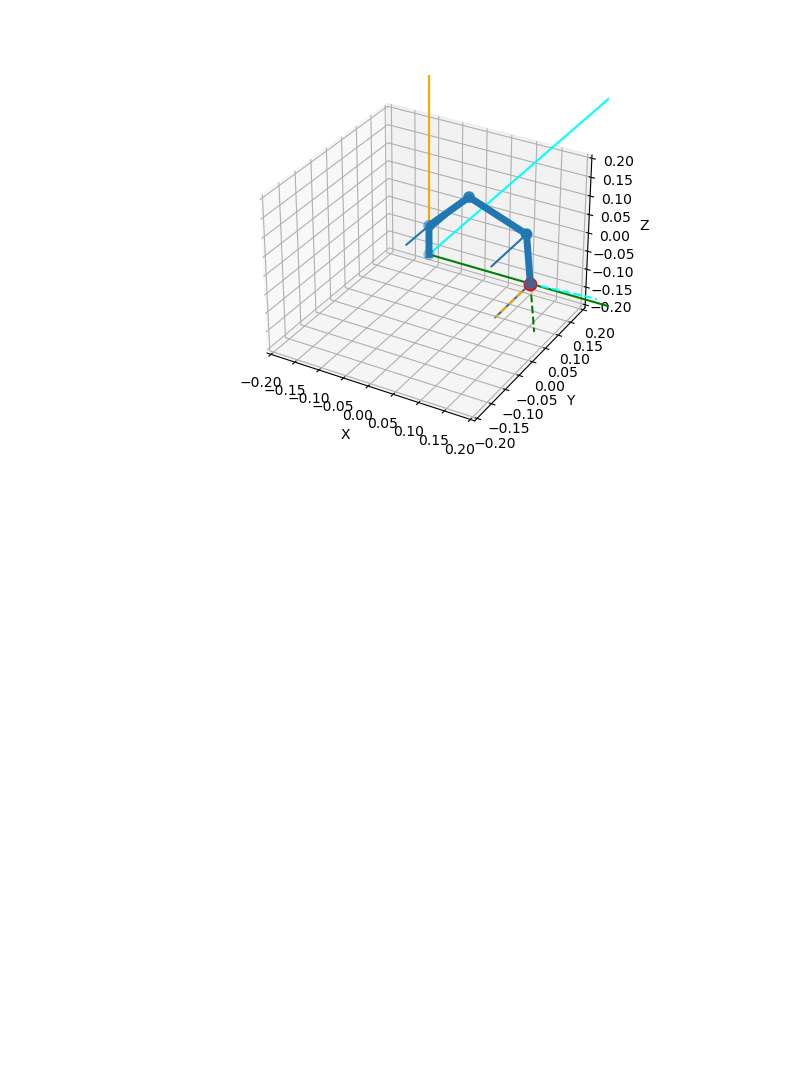
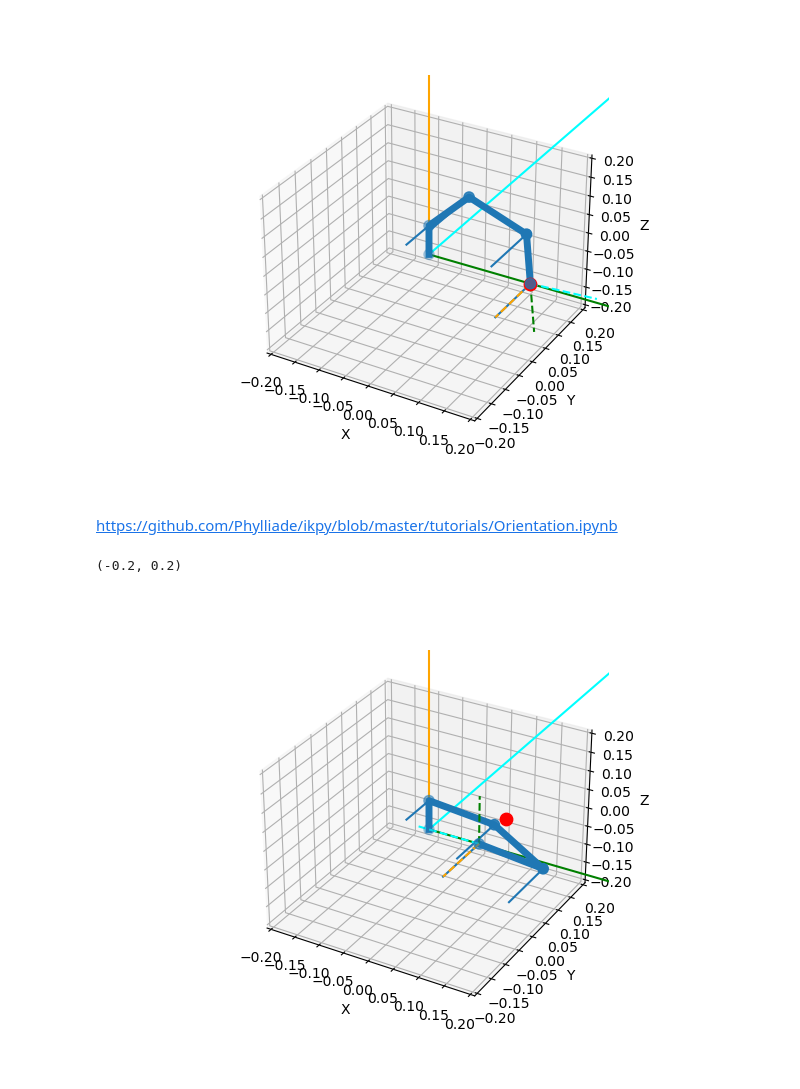
Before and after one commit to karlkwon/spark_x_F, a Jupyter notebook: ikpy_openmanipulator_test.ipynb, the cells around one changed output. Cells and saved outputs as stored; diff of their text form; code cells hidden in the pictures; blank space fills up the shorter version.

Commit message:
Add files via upload
add orientation example

```diff
--- a/ikpy_openmanipulator_test.ipynb
+++ b/ikpy_openmanipulator_test.ipynb
@@ -84,3 +84,32 @@ ax.set_zlim(-0.2, 0.2)
 # %% [output]
 (-0.2, 0.2)
 [figure]
+# %% [markdown]
+https://github.com/Phylliade/ikpy/blob/master/tutorials/Orientation.ipynb
+# %%
+orientation_axis = "X"
+target_position = [ 0.1, 0.1, 0]
+target_orientation = [0, 0, 1]
+# %%
+# Compute the inverse kinematics with position
+ik = my_chain.inverse_kinematics(
+    target_position=target_position,
+    target_orientation=target_orientation,
+    orientation_mode=orientation_axis)
+# %%
+%matplotlib widget
+import matplotlib.pyplot as plt
+fig, ax = plot_utils.init_3d_figure()
+my_chain.plot(ik, ax, target=target_position)
+# my_chain.goto(target_position, 1., wait=True)
+# my_chain.plot(my_chain.joints_position, ax, target=target_position)
+
+plt.xlim(-0.1, 0.1)
+plt.ylim(-0.1, 0.1)
+
+ax.set_xlim(-0.2, 0.2)
+ax.set_ylim(-0.2, 0.2)
+ax.set_zlim(-0.2, 0.2)
+# %% [output]
+(-0.2, 0.2)
+[figure, added]
```
